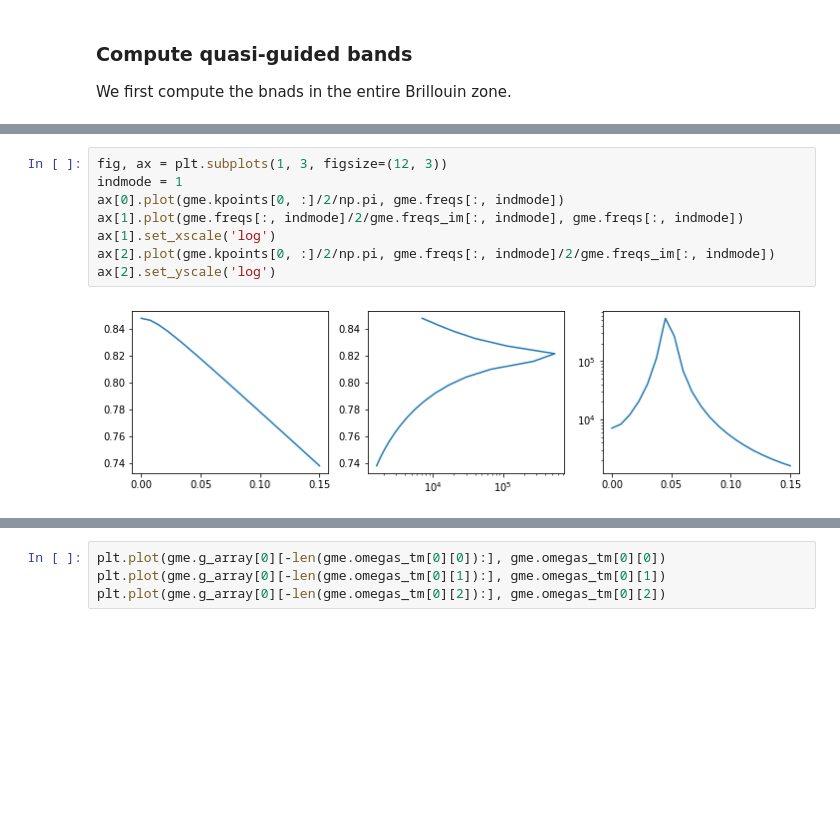
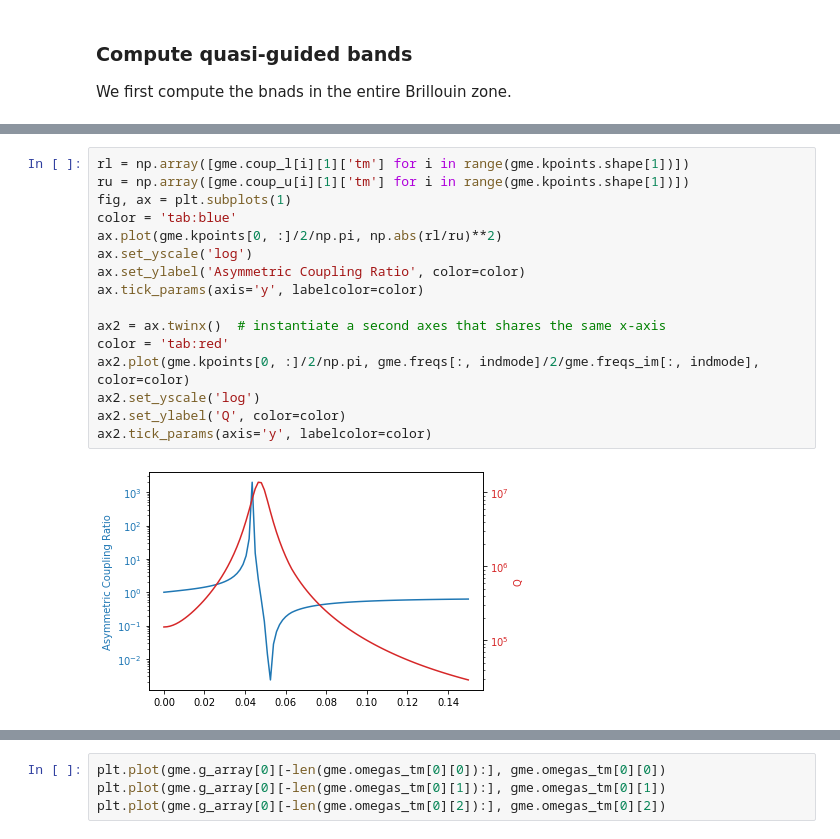
Before and after one commit to fancompute/legume, a Jupyter notebook: Notebooks/03 - Guided-mode expansion - asymmetric grating.ipynb, the cells around one changed output, grey strips where cells are left out. Drawn from its saved outputs; the diff is of its cells as text; blank space fills up the shorter version.

```diff
--- a/Notebooks/03 - Guided-mode expansion - asymmetric grating.ipynb
+++ b/Notebooks/03 - Guided-mode expansion - asymmetric grating.ipynb
@@ -115,10 +116,18 @@ ax[2].set_yscale('log')
-# %%
-fig, ax = plt.subplots(1, 3, figsize=(12, 3))
-indmode = 1
-ax[0].plot(gme.kpoints[0, :]/2/np.pi, gme.freqs[:, indmode])
-ax[1].plot(gme.freqs[:, indmode]/2/gme.freqs_im[:, indmode], gme.freqs[:, indmode])
-ax[1].set_xscale('log')
-ax[2].plot(gme.kpoints[0, :]/2/np.pi, gme.freqs[:, indmode]/2/gme.freqs_im[:, indmode])
-ax[2].set_yscale('log')
-# %% [output]
-[figure, removed]
+# %%
+rl = np.array([gme.coup_l[i][1]['tm'] for i in range(gme.kpoints.shape[1])])
+ru = np.array([gme.coup_u[i][1]['tm'] for i in range(gme.kpoints.shape[1])])
+fig, ax = plt.subplots(1)
+color = 'tab:blue'
+ax.plot(gme.kpoints[0, :]/2/np.pi, np.abs(rl/ru)**2)
+ax.set_yscale('log')
+ax.set_ylabel('Asymmetric Coupling Ratio', color=color)
+ax.tick_params(axis='y', labelcolor=color)
+
+ax2 = ax.twinx()  # instantiate a second axes that shares the same x-axis
+color = 'tab:red'
+ax2.plot(gme.kpoints[0, :]/2/np.pi, gme.freqs[:, indmode]/2/gme.freqs_im[:, indmode], color=color)
+ax2.set_yscale('log')
+ax2.set_ylabel('Q', color=color)
+ax2.tick_params(axis='y', labelcolor=color)
+# %% [output]
+[figure, added]
```
Also changed, not shown: parts of 5 cells of this notebook, 1 other file.
